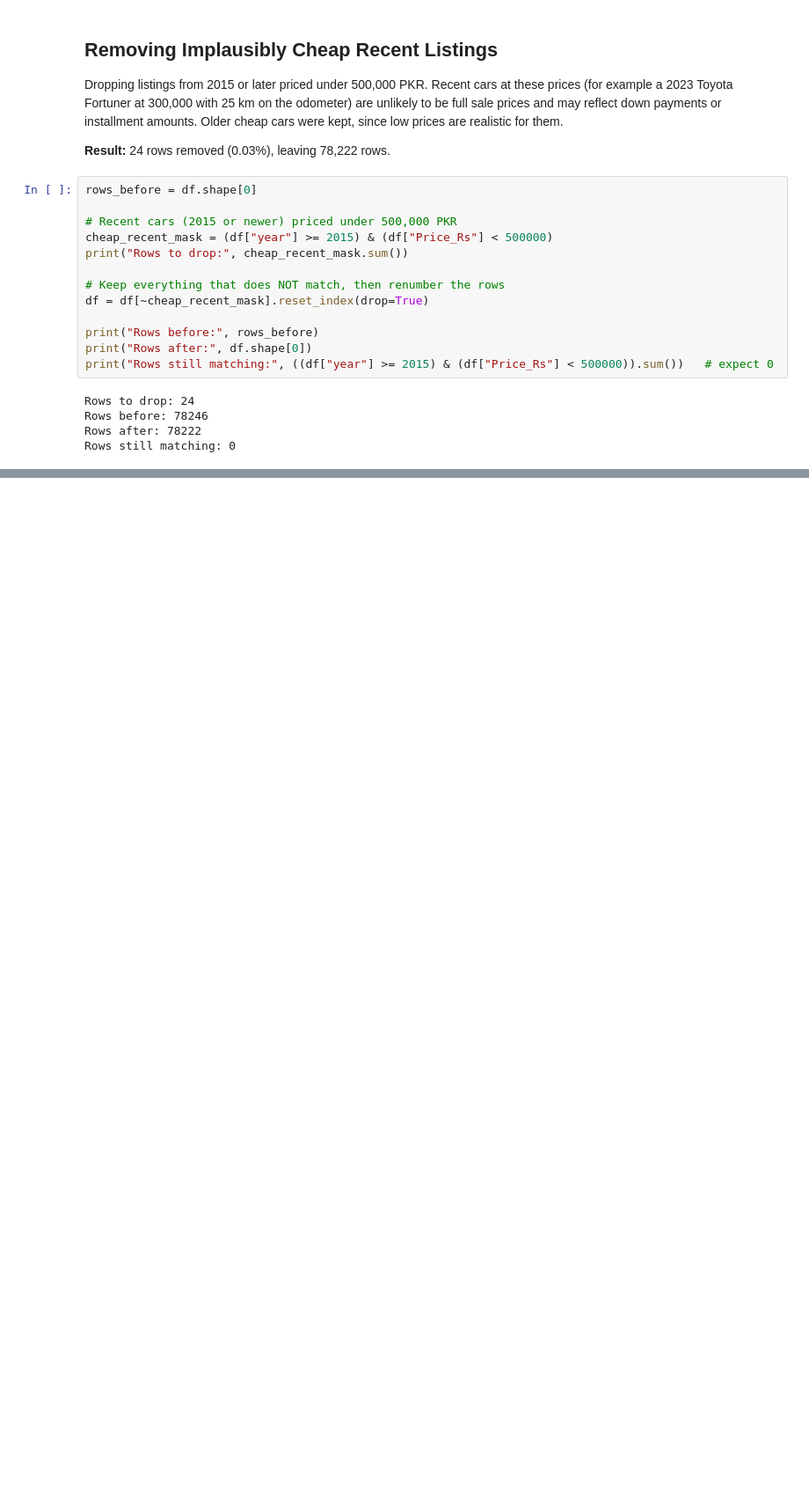
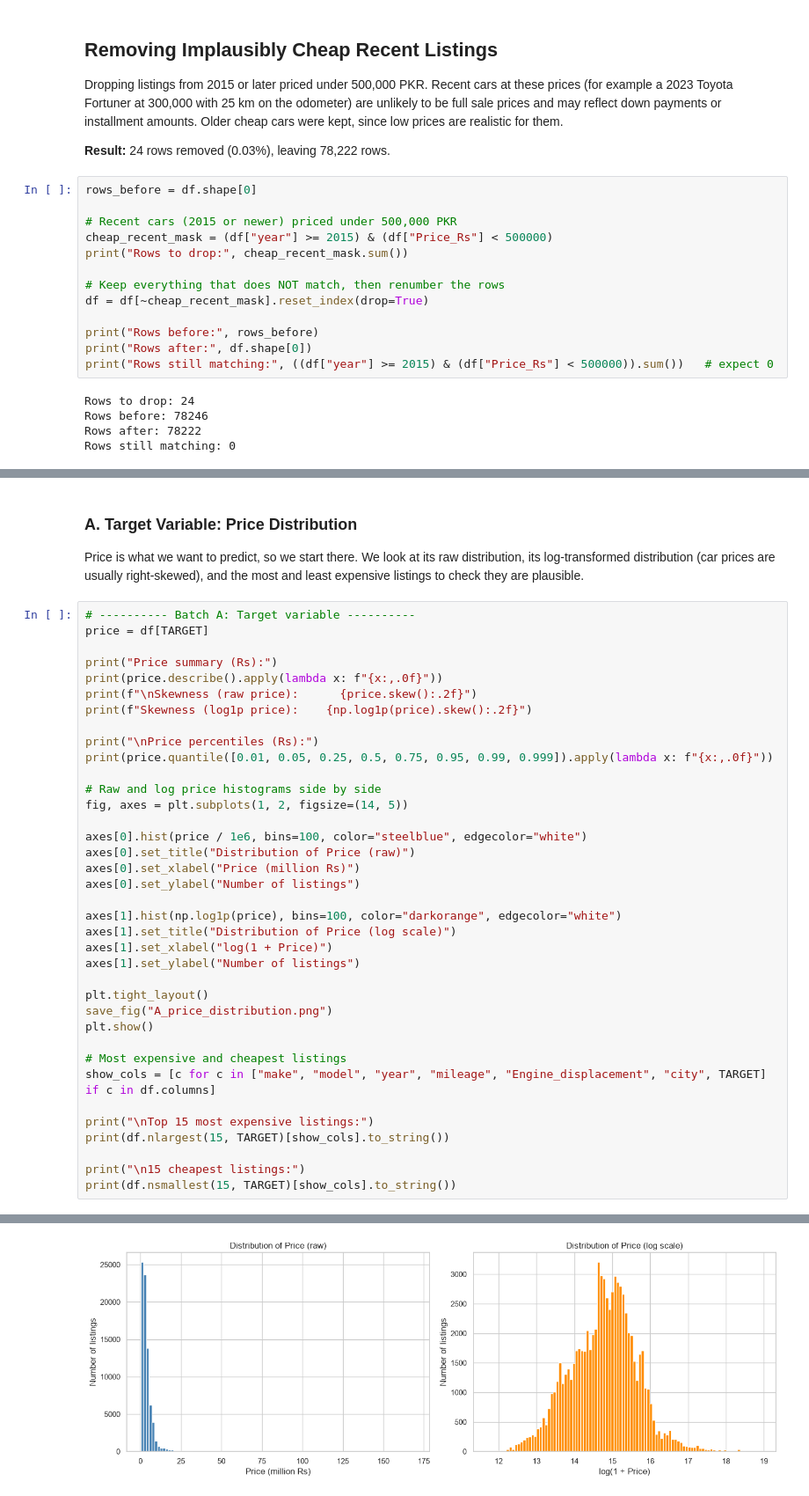
Before and after one commit to Abdullah-Farooq292/IML-used-car-price-prediction-Pakistan, a Jupyter notebook: Code/ML_Project.ipynb, the cells around one changed output, grey strips where cells are left out. Shown at 88% size. Cells and saved outputs as stored; diff of their text form; blank space fills up the shorter version.

```diff
--- a/Code/ML_Project.ipynb
+++ b/Code/ML_Project.ipynb
@@ -508,0 +654,41 @@ Rows still matching: 0
+# %% [markdown]
+### A. Target Variable: Price Distribution
+Price is what we want to predict, so we start there. We look at its raw distribution, its log-transformed distribution (car prices are usually right-skewed), and the most and least expensive listings to check they are plausible.
+# %%
+# ---------- Batch A: Target variable ----------
+price = df[TARGET]
+
+print("Price summary (Rs):")
+print(price.describe().apply(lambda x: f"{x:,.0f}"))
+print(f"\nSkewness (raw price):      {price.skew():.2f}")
+print(f"Skewness (log1p price):    {np.log1p(price).skew():.2f}")
+
+print("\nPrice percentiles (Rs):")
+print(price.quantile([0.01, 0.05, 0.25, 0.5, 0.75, 0.95, 0.99, 0.999]).apply(lambda x: f"{x:,.0f}"))
+
+# Raw and log price histograms side by side
+fig, axes = plt.subplots(1, 2, figsize=(14, 5))
+
+axes[0].hist(price / 1e6, bins=100, color="steelblue", edgecolor="white")
+axes[0].set_title("Distribution of Price (raw)")
+axes[0].set_xlabel("Price (million Rs)")
+axes[0].set_ylabel("Number of listings")
+
+axes[1].hist(np.log1p(price), bins=100, color="darkorange", edgecolor="white")
+axes[1].set_title("Distribution of Price (log scale)")
+axes[1].set_xlabel("log(1 + Price)")
+axes[1].set_ylabel("Number of listings")
+
+plt.tight_layout()
+save_fig("A_price_distribution.png")
+plt.show()
+
+# Most expensive and cheapest listings
+show_cols = [c for c in ["make", "model", "year", "mileage", "Engine_displacement", "city", TARGET] if c in df.columns]
+
+print("\nTop 15 most expensive listings:")
+print(df.nlargest(15, TARGET)[show_cols].to_string())
+
+print("\n15 cheapest listings:")
+print(df.nsmallest(15, TARGET)[show_cols].to_string())
+# %% [output]
@@ -508,0 +712 @@ Rows still matching: 0
+[figure, added]
```
Also changed, not shown: parts of 12 cells of this notebook, 8 other files.
